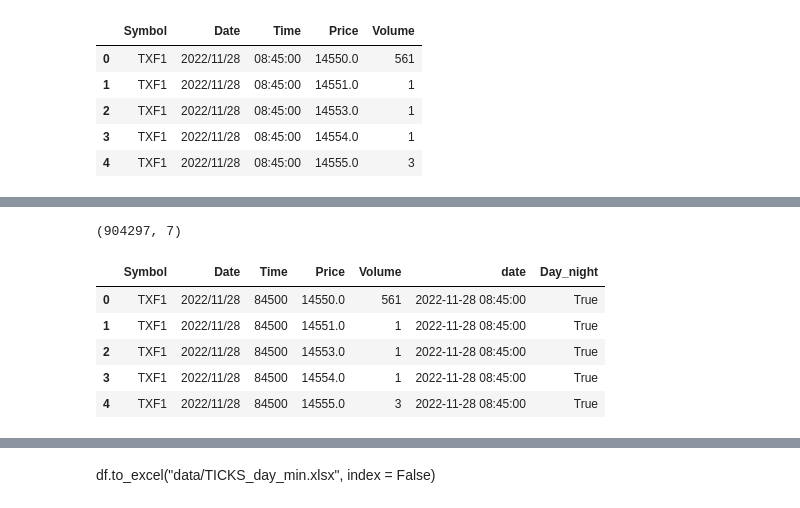
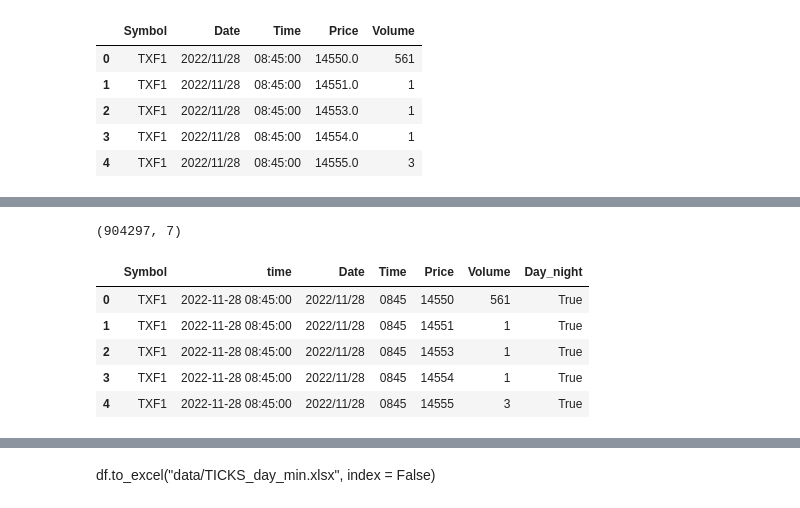
Before and after one commit to JulieKuo/stock, a Jupyter notebook: option.ipynb, the cells around one changed output, grey strips where cells are left out. Drawn from its saved outputs; the diff is of its cells as text; code cells hidden in the pictures.

```diff
--- a/option.ipynb
+++ b/option.ipynb
@@ -16,17 +23,18 @@ df.head()
 # %%
-df["date"] = df["Date"] + " " + df["Time"]
-df["date"] = pd.to_datetime(df["date"])
+df.insert(1, "time", df["Date"] + " " + df["Time"])
+df["time"] = pd.to_datetime(df["time"])
 # %%
-df["Time"] = df["Time"].str.replace(":", "").astype(int)
-df["Day_night"] = df.eval("(Time >= 84500) & (Time <= 134500)")
-df = df[df["Day_night"]]
+df["Time"] = df["Time"].str.replace(":", "").str[:-2]
+df["Day_night"] = df.eval("(Time >= '0845') & (Time <= '1345')")
+df = df[df["Day_night"]].reset_index(drop = True)
+df["Price"] = df["Price"].astype(int)
 print(df.shape)
 df.head()
 # %% [output]
 (904297, 7)
-|  | Symbol | Date | Time | Price | Volume | date | Day_night |
-| 0 | TXF1 | 2022/11/28 | 84500 | 14550.0 | 561 | 2022-11-28 08:45:00 | True |
-| 1 | TXF1 | 2022/11/28 | 84500 | 14551.0 | 1 | 2022-11-28 08:45:00 | True |
-| 2 | TXF1 | 2022/11/28 | 84500 | 14553.0 | 1 | 2022-11-28 08:45:00 | True |
-| 3 | TXF1 | 2022/11/28 | 84500 | 14554.0 | 1 | 2022-11-28 08:45:00 | True |
-| 4 | TXF1 | 2022/11/28 | 84500 | 14555.0 | 3 | 2022-11-28 08:45:00 | True |
+|  | Symbol | time | Date | Time | Price | Volume | Day_night |
+| 0 | TXF1 | 2022-11-28 08:45:00 | 2022/11/28 | 0845 | 14550 | 561 | True |
+| 1 | TXF1 | 2022-11-28 08:45:00 | 2022/11/28 | 0845 | 14551 | 1 | True |
+| 2 | TXF1 | 2022-11-28 08:45:00 | 2022/11/28 | 0845 | 14553 | 1 | True |
+| 3 | TXF1 | 2022-11-28 08:45:00 | 2022/11/28 | 0845 | 14554 | 1 | True |
+| 4 | TXF1 | 2022-11-28 08:45:00 | 2022/11/28 | 0845 | 14555 | 3 | True |
```
Also changed, not shown: parts of 15 cells of this notebook.
